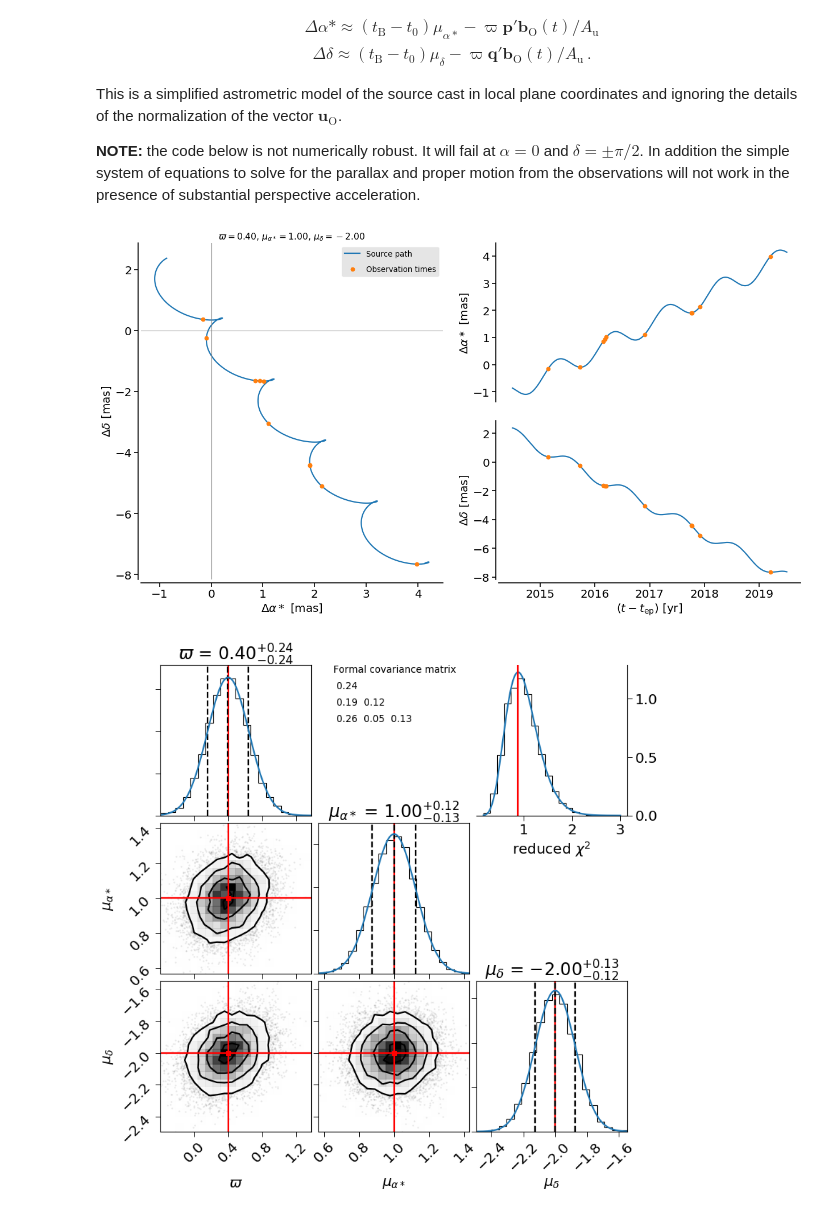
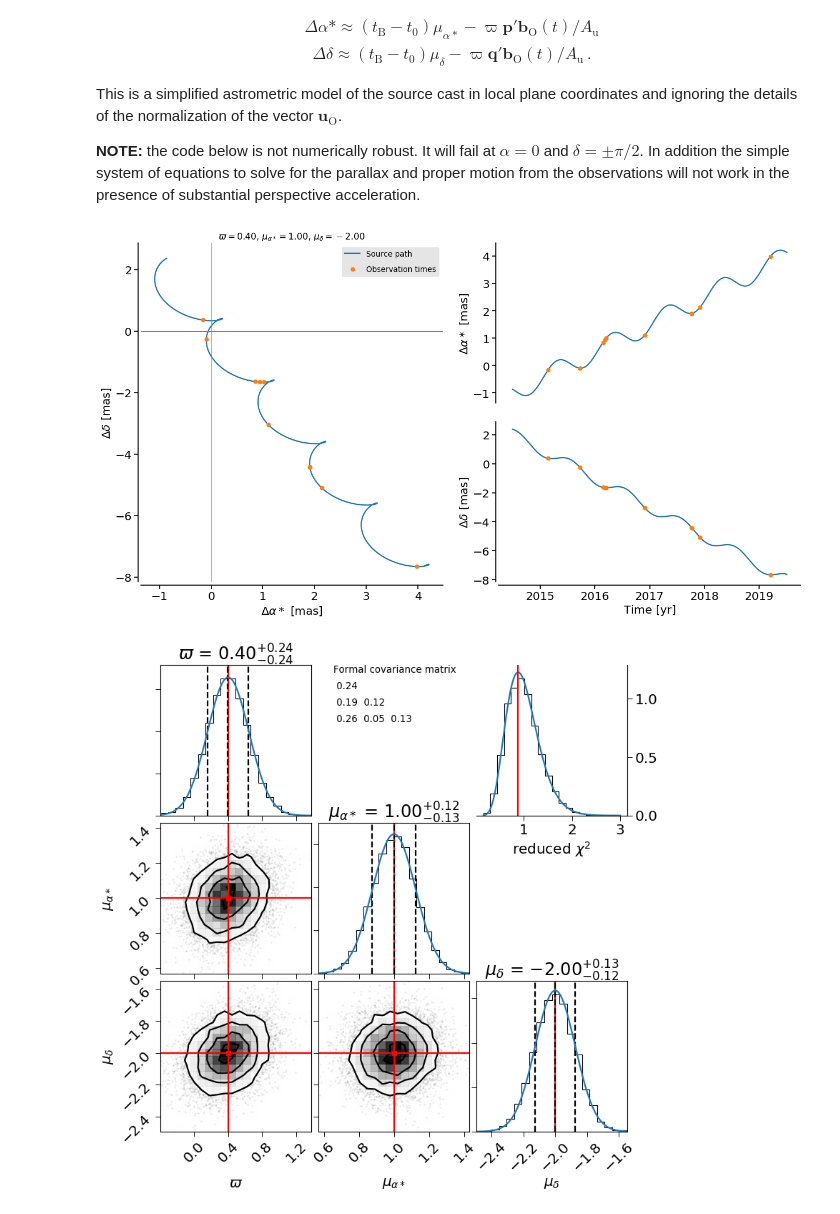
Before and after one commit to agabrown/astrometry-inference-tutorials, a Jupyter notebook: luminosity-calibration/DemoNegativeParallax.ipynb, the cells around one changed output. Cells and saved outputs as stored; diff of their text form; code cells hidden in the pictures.

Commit message:
time label fixed

```diff
--- a/luminosity-calibration/DemoNegativeParallax.ipynb
+++ b/luminosity-calibration/DemoNegativeParallax.ipynb
@@ -236,35 +236,35 @@ ax.plot(delta_alpha_sample, delta_delta_sample, 'o',
         label=r'Observation times'.
         format(parallax, mura, mudec), lw=2)
 #ax.plot(delta_alpha[0], delta_delta[0], 'x', ms=20)
 ax.set_xlabel(r'$\Delta\alpha*$ [mas]')
 ax.set_ylabel(r'$\Delta\delta$ [mas]')
 ax.axhline(y=0, c='gray', lw=1)
 ax.axvline(x=0, c='gray', lw=1)
 ax.legend(loc='upper right', fontsize=12,  facecolor='#000000', framealpha=0.1,
          labelspacing=1)
 ax.set_title(r'$\varpi={0:.2f}$, $\mu_{{\alpha*}}={1:.2f}$, $\mu_\delta={2:.2f}$'.
         format(parallax, mura, mudec), fontsize=14)
 
 ax1dra = fig.add_subplot(222)
 apply_tufte(ax1dra)
 ax1dra.spines['bottom'].set_visible(False)
 ax1dra.xaxis.set_ticks([])
 ax1dra.plot(time, delta_alpha)
 ax1dra.plot(tobs_sample, delta_alpha_sample, 'o')
 ax1dra.set_ylabel(r'$\Delta\alpha*$ [mas]')
 
 ax1ddec = fig.add_subplot(224)
 apply_tufte(ax1ddec)
 ax1ddec.plot(time, delta_delta)
 ax1ddec.plot(tobs_sample, delta_delta_sample, 'o')
-ax1ddec.set_xlabel(r'$(t-t_\mathrm{ep})$ [yr]')
+ax1ddec.set_xlabel(r'Time [yr]')
 ax1ddec.set_ylabel(r'$\Delta\delta$ [mas]')
 
 plt.tight_layout()
 plt.savefig('source_motion.pdf')
 plt.show()
 # %% [output]
-[figure, old version]
+[figure, new version]
 # %%
 meas_unc = 0.7 # Instantaneous measurement uncertainty in alpha*cos(delta) and delta (mas)
 covmat = inv(np.dot(A.T,A))*meas_unc**2
```
Also changed, not shown: parts of 1 cell of this notebook.
